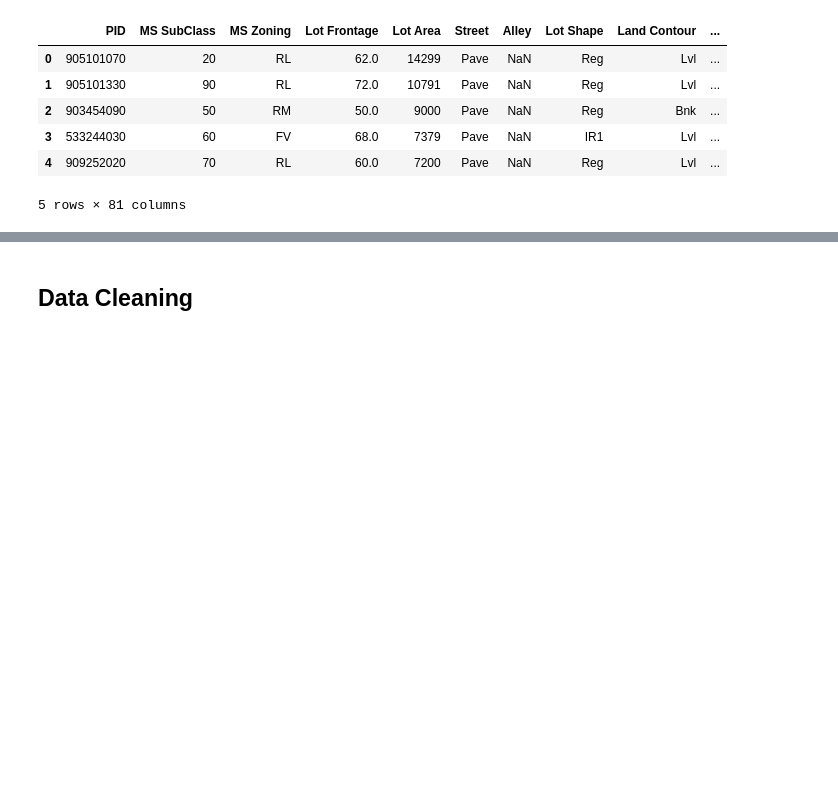
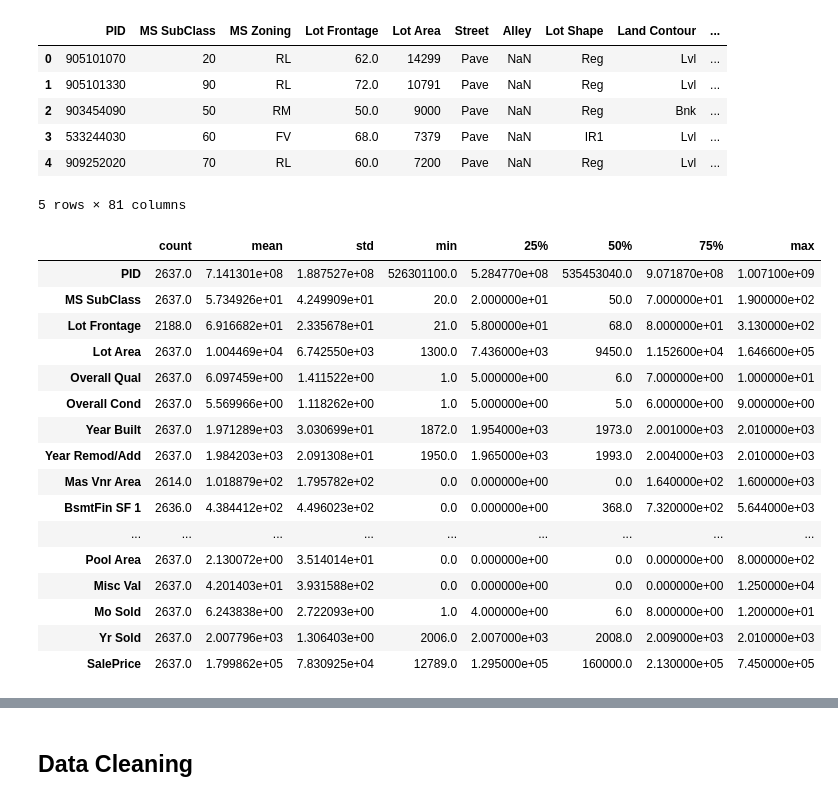
Before and after one commit to brooksburkhead/housing-price-prediction, a Jupyter notebook: housing.ipynb, the cells around one changed output, grey strips where cells are left out. Saved outputs shown, nothing was run; the diff lists cells and outputs as text; code cells hidden in the pictures; blank space fills up the shorter version.

```diff
--- a/housing.ipynb
+++ b/housing.ipynb
@@ -37,0 +37,20 @@ metadata
+# %%
+raw_housing_data.describe().transpose()
+# %% [output]
+|  | count | mean | std | min | 25% | 50% | 75% | max |
+| PID | 2637.0 | 7.141301e+08 | 1.887527e+08 | 526301100.0 | 5.284770e+08 | 535453040.0 | 9.071870e+08 | 1.007100e+09 |
+| MS SubClass | 2637.0 | 5.734926e+01 | 4.249909e+01 | 20.0 | 2.000000e+01 | 50.0 | 7.000000e+01 | 1.900000e+02 |
+| Lot Frontage | 2188.0 | 6.916682e+01 | 2.335678e+01 | 21.0 | 5.800000e+01 | 68.0 | 8.000000e+01 | 3.130000e+02 |
+| Lot Area | 2637.0 | 1.004469e+04 | 6.742550e+03 | 1300.0 | 7.436000e+03 | 9450.0 | 1.152600e+04 | 1.646600e+05 |
+| Overall Qual | 2637.0 | 6.097459e+00 | 1.411522e+00 | 1.0 | 5.000000e+00 | 6.0 | 7.000000e+00 | 1.000000e+01 |
+| Overall Cond | 2637.0 | 5.569966e+00 | 1.118262e+00 | 1.0 | 5.000000e+00 | 5.0 | 6.000000e+00 | 9.000000e+00 |
+| Year Built | 2637.0 | 1.971289e+03 | 3.030699e+01 | 1872.0 | 1.954000e+03 | 1973.0 | 2.001000e+03 | 2.010000e+03 |
+| Year Remod/Add | 2637.0 | 1.984203e+03 | 2.091308e+01 | 1950.0 | 1.965000e+03 | 1993.0 | 2.004000e+03 | 2.010000e+03 |
+| Mas Vnr Area | 2614.0 | 1.018879e+02 | 1.795782e+02 | 0.0 | 0.000000e+00 | 0.0 | 1.640000e+02 | 1.600000e+03 |
+| BsmtFin SF 1 | 2636.0 | 4.384412e+02 | 4.496023e+02 | 0.0 | 0.000000e+00 | 368.0 | 7.320000e+02 | 5.644000e+03 |
+| ... | ... | ... | ... | ... | ... | ... | ... | ... |
+| Pool Area | 2637.0 | 2.130072e+00 | 3.514014e+01 | 0.0 | 0.000000e+00 | 0.0 | 0.000000e+00 | 8.000000e+02 |
+| Misc Val | 2637.0 | 4.201403e+01 | 3.931588e+02 | 0.0 | 0.000000e+00 | 0.0 | 0.000000e+00 | 1.250000e+04 |
+| Mo Sold | 2637.0 | 6.243838e+00 | 2.722093e+00 | 1.0 | 4.000000e+00 | 6.0 | 8.000000e+00 | 1.200000e+01 |
+| Yr Sold | 2637.0 | 2.007796e+03 | 1.306403e+00 | 2006.0 | 2.007000e+03 | 2008.0 | 2.009000e+03 | 2.010000e+03 |
+| SalePrice | 2637.0 | 1.799862e+05 | 7.830925e+04 | 12789.0 | 1.295000e+05 | 160000.0 | 2.130000e+05 | 7.450000e+05 |
```
Also changed, not shown: parts of 45 cells of this notebook.
